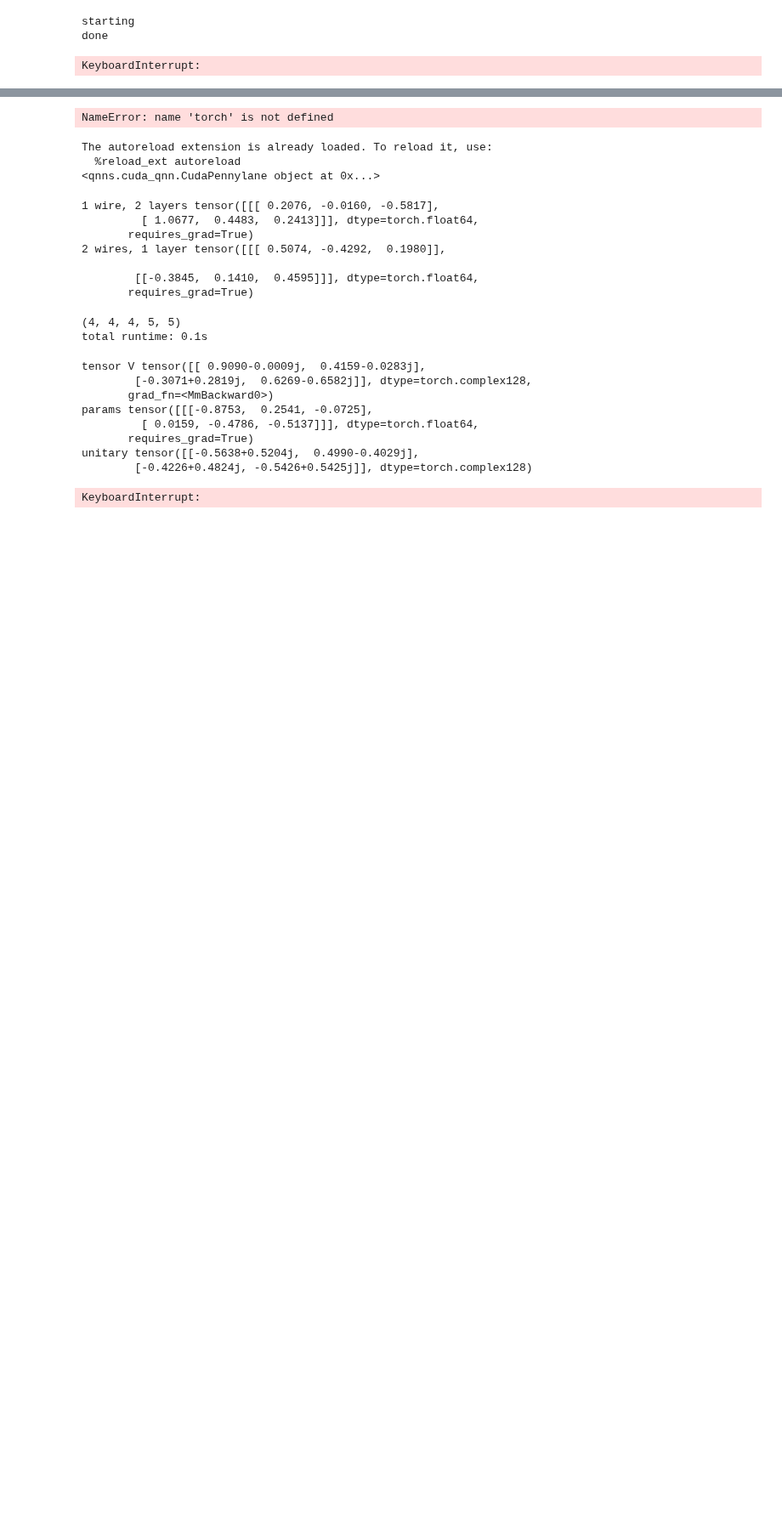
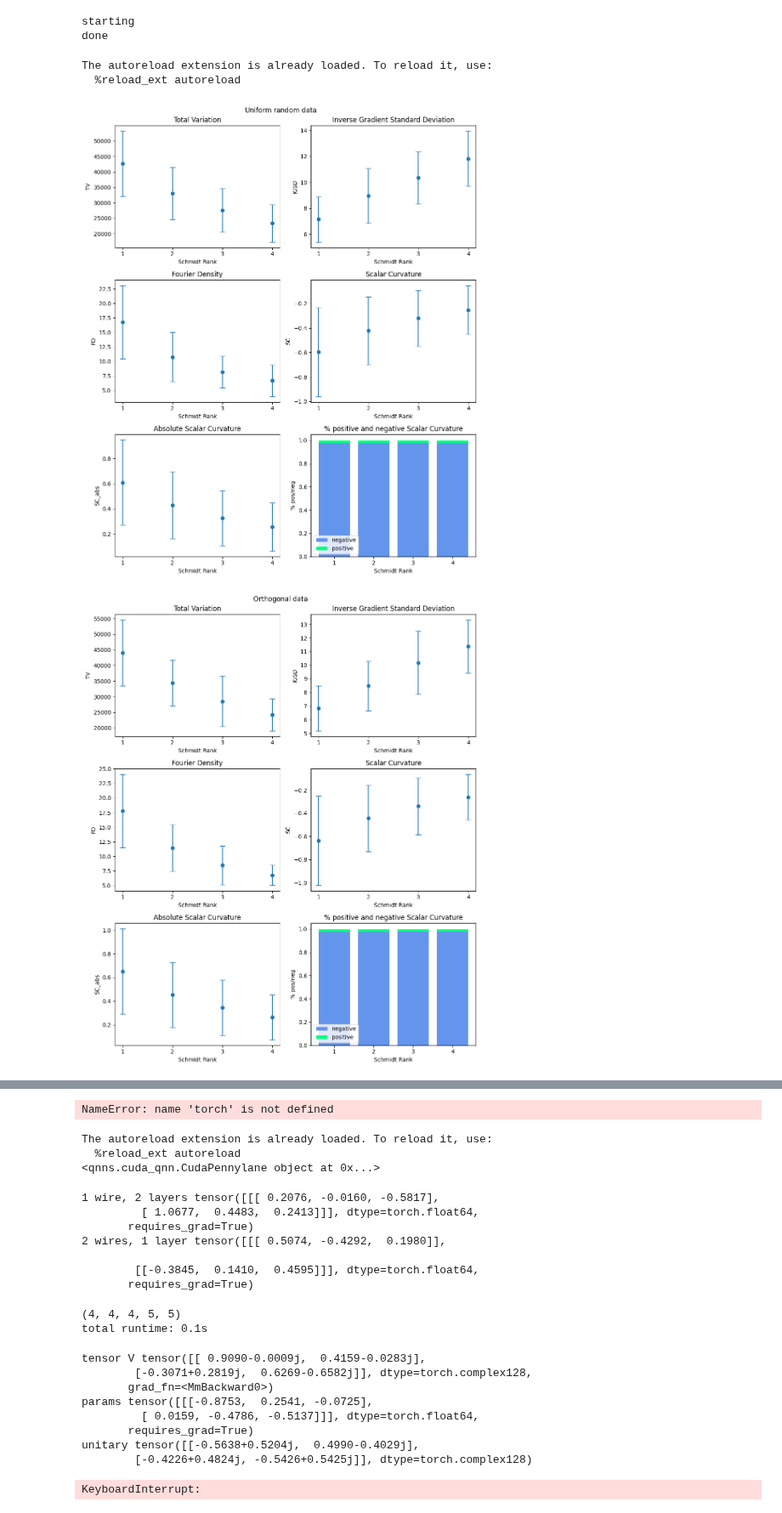
Before and after one commit to vic-it/master-thesis, a Jupyter notebook: Code/entangled_qnn_training-main/victor_thesis_experiments_nb.ipynb, the cells around one changed output, grey strips where cells are left out. Shown at 85% size. Drawn from its saved outputs; the diff is of its cells as text; code cells hidden in the pictures; blank space fills up the shorter version.

Commit message:
Update figure notebook

```diff
--- a/Code/entangled_qnn_training-main/victor_thesis_experiments_nb.ipynb
+++ b/Code/entangled_qnn_training-main/victor_thesis_experiments_nb.ipynb
@@ -14,19 +14,46 @@ from multiprocessing import cpu_count
 # %% [output]
 starting
 done
-# %%
-#result tests
-%load_ext autoreload
-%autoreload 2
-from victor_thesis_results_processing import *
-run_id = "3_6_4_4_12_27_58"
-results, configs = get_results(run_id)
-combined_results_list = []
-combined_results_list.append(combine_results(get_results_where(results, configs, num_data_points=1, schmidt_rank=4)))
-combined_results_list.append(combine_results(get_results_where(results, configs, num_data_points=2, schmidt_rank=4)))
-combined_results_list.append(combine_results(get_results_where(results, configs, num_data_points=3, schmidt_rank=4)))
-combined_results_list.append(combine_results(get_results_where(results, configs, num_data_points=4, schmidt_rank=4)))
-datatype_labels = ["random", "orthogonal","dependent","average rank"]
-visualize_metrics(combined_results_list, "Schmidt Rank", "Effect of different Schmidt Ranks")
-# %% [output]
-KeyboardInterrupt:
+# %%
+# EXPERIMENT RESULTS HERE
+%load_ext autoreload
+%autoreload 2
+from victor_thesis_results_processing import *
+run_id = "3_6_4_4_12_27_58"
+datatype_labels = ["random", "orthogonal","dependent","average rank"]
+results, configs = get_results(run_id)
+combined_results_list = []
+combined_results_list.append(combine_results(get_results_where(results, configs, type_of_data=1, schmidt_rank=1)))
+combined_results_list.append(combine_results(get_results_where(results, configs, type_of_data=1, schmidt_rank=2)))
+combined_results_list.append(combine_results(get_results_where(results, configs, type_of_data=1, schmidt_rank=3)))
+combined_results_list.append(combine_results(get_results_where(results, configs, type_of_data=1, schmidt_rank=4)))
+visualize_metrics(combined_results_list, "Schmidt Rank", "Uniform random data")
+combined_results_list = []
+combined_results_list.append(combine_results(get_results_where(results, configs, type_of_data=2, schmidt_rank=1)))
+combined_results_list.append(combine_results(get_results_where(results, configs, type_of_data=2, schmidt_rank=2)))
+combined_results_list.append(combine_results(get_results_where(results, configs, type_of_data=2, schmidt_rank=3)))
+combined_results_list.append(combine_results(get_results_where(results, configs, type_of_data=2, schmidt_rank=4)))
+visualize_metrics(combined_results_list, "Schmidt Rank", "Orthogonal data")
+combined_results_list = []
+combined_results_list.append(combine_results(get_results_where(results, configs, type_of_data=3, schmidt_rank=1)))
+combined_results_list.append(combine_results(get_results_where(results, configs, type_of_data=3, schmidt_rank=2)))
+combined_results_list.append(combine_results(get_results_where(results, configs, type_of_data=3, schmidt_rank=3)))
+combined_results_list.append(combine_results(get_results_where(results, configs, type_of_data=3, schmidt_rank=4)))
+visualize_metrics(combined_results_list, "Schmidt Rank", "Linearly dependent data")
+combined_results_list = []
+combined_results_list.append(combine_results(get_results_where(results, configs, type_of_data=4, schmidt_rank=1)))
+combined_results_list.append(combine_results(get_results_where(results, configs, type_of_data=4, schmidt_rank=2)))
+combined_results_list.append(combine_results(get_results_where(results, configs, type_of_data=4, schmidt_rank=3)))
+combined_results_list.append(combine_results(get_results_where(results, configs, type_of_data=4, schmidt_rank=4)))
+visualize_metrics(combined_results_list, "Schmidt Rank", "Average Schmidt Rank data")
+combined_results_list = []
+combined_results_list.append(combine_results(get_results_where(results, configs, type_of_data=1)))
+combined_results_list.append(combine_results(get_results_where(results, configs, type_of_data=2)))
+combined_results_list.append(combine_results(get_results_where(results, configs, type_of_data=3)))
+combined_results_list.append(combine_results(get_results_where(results, configs, type_of_data=4)))
+visualize_metrics(combined_results_list, "type of data", "Types of data", sample_labels=datatype_labels)
+# %% [output]
+The autoreload extension is already loaded. To reload it, use:
+  %reload_ext autoreload
+[figure, added]
+[figure, added]
```
Also changed, not shown: parts of 1 cell of this notebook, 2 other files.
